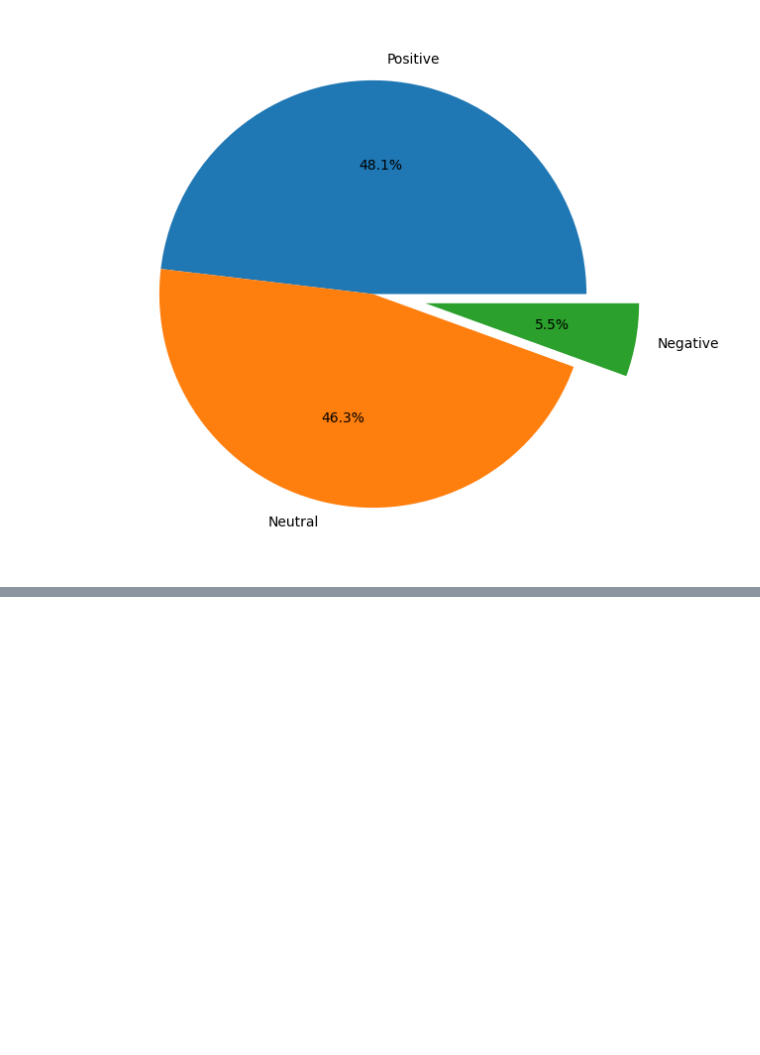
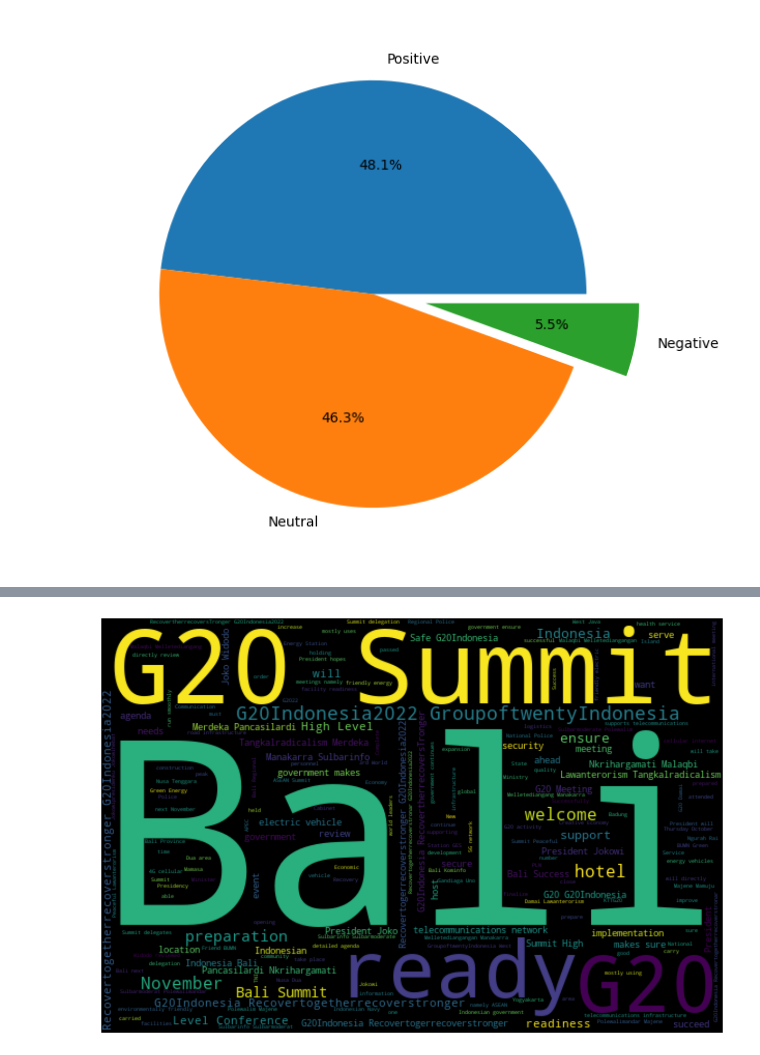
Before and after one commit to MrWaradana/dataset_g20, a Jupyter notebook: 4_sentiment_analysis_data_g20.ipynb, the cells around one changed output, grey strips where cells are left out. Saved outputs shown, nothing was run; the diff lists cells and outputs as text; code cells hidden in the pictures; blank space fills up the shorter version.

```diff
--- a/4_sentiment_analysis_data_g20.ipynb
+++ b/4_sentiment_analysis_data_g20.ipynb
@@ -90,3 +90,8 @@ plt.pie(tb_counts.values, labels=tb_counts.index, explode=(0,0,0.25), autopct='%
   Text(-0.13843323098662094, -0.5838118194749099, '46.3%'),
   Text(0.8371830821957555, -0.14705266704556805, '5.5%')])
 [figure]
+# %%
+# extracting the number of examples of each class
+POS_data = final_data[final_data['Analysis'] == 'Positive']
+NEG_data = final_data[final_data['Analysis'] == 'Negative']
+NET_data = final_data[final_data['Analysis'] == 'Neutral']
@@ -92,0 +103,13 @@ plt.pie(tb_counts.values, labels=tb_counts.index, explode=(0,0,0.25), autopct='%
+# %%
+import matplotlib.pyplot as plt
+from wordcloud import WordCloud
+
+allWords  = ' '.join( [twts for twts in POS_data['tweet_en']])
+wordCloud = WordCloud(width = 600, height=400, random_state=21, max_font_size=400).generate(allWords)
+
+plt.figure( figsize=(20,10) )
+plt.imshow(wordCloud, interpolation= 'bilinear')
+plt.axis('off')
+plt.show()
+# %% [output]
+[figure, added]
```
Also changed, not shown: parts of 19 cells of this notebook, 11 other files.
